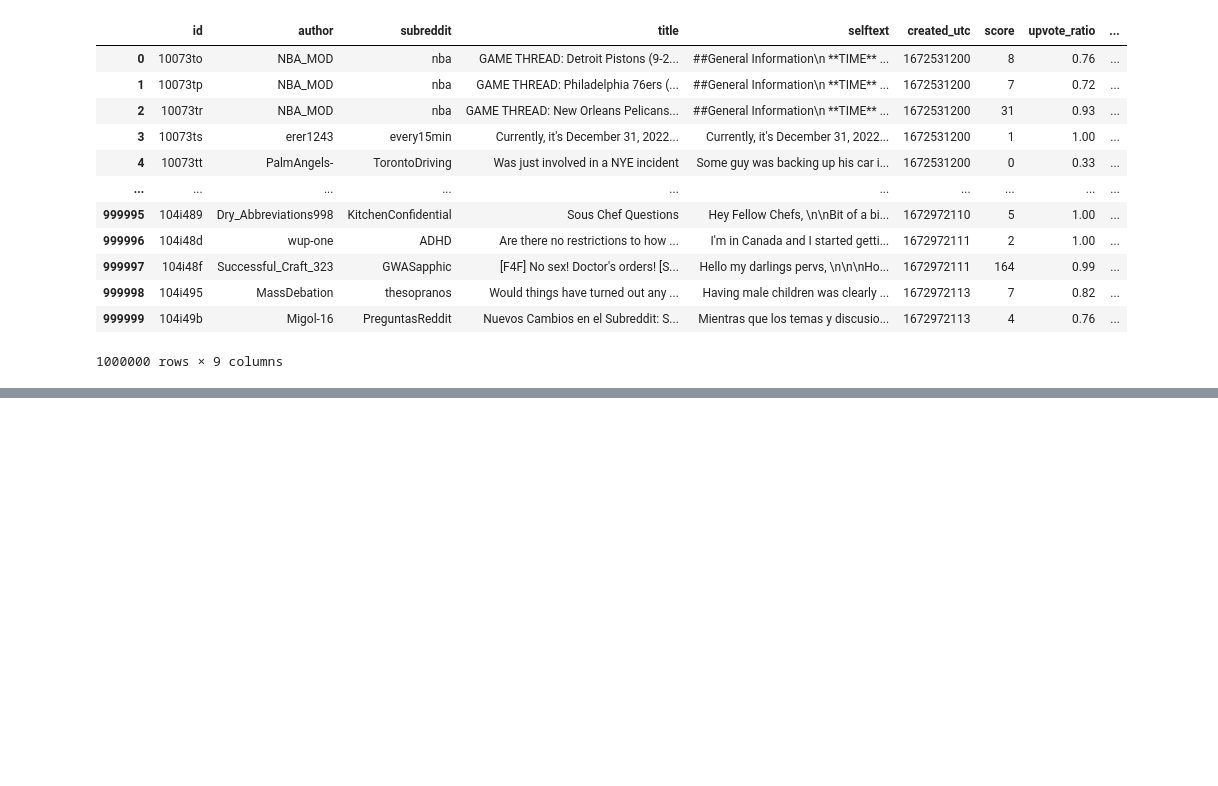
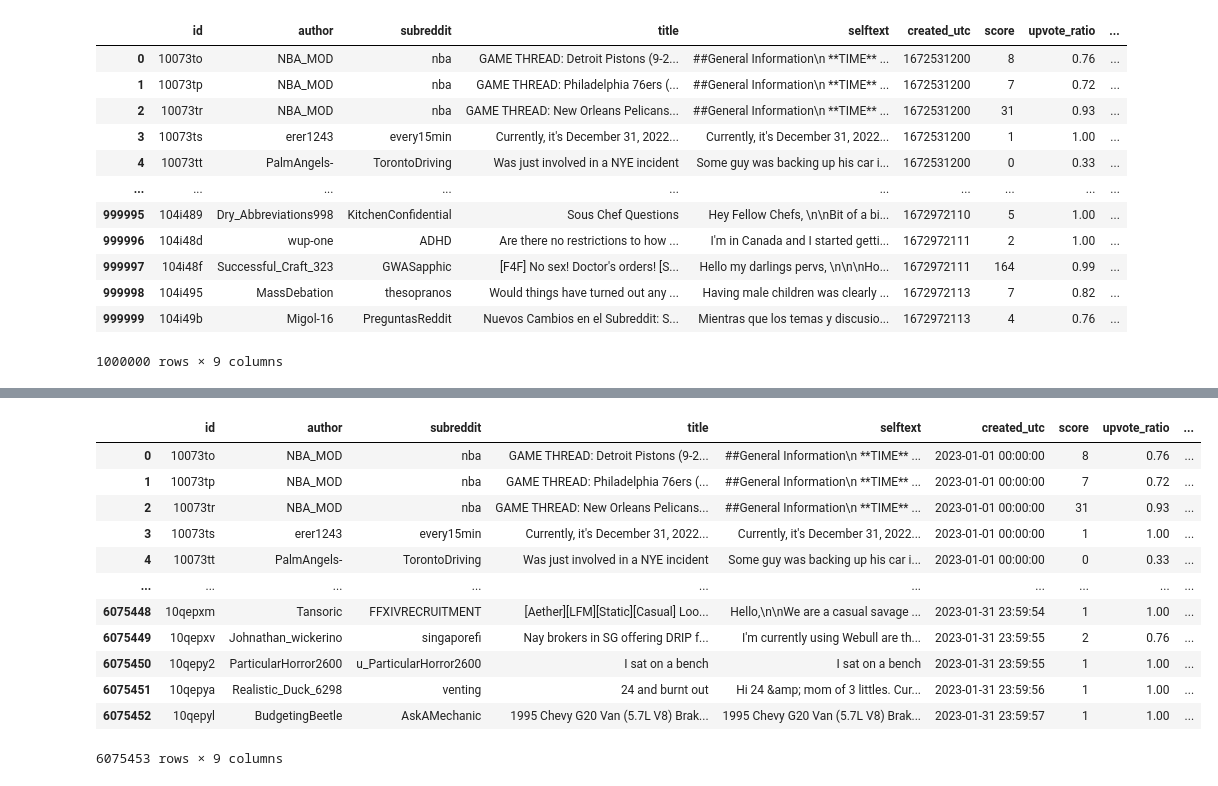
Before and after one commit to corbt/hn-stories-analysis, a Jupyter notebook: explore.ipynb, the cells around one changed output, grey strips where cells are left out. Saved outputs shown, nothing was run; the diff lists cells and outputs as text; code cells hidden in the pictures; blank space fills up the shorter version.

```diff
--- a/expore.ipynb
+++ b/explore.ipynb
@@ -209,0 +241,20 @@ pd.read_j
+# %%
+import pandas as pd
+
+df = pd.read_feather('/workspace/data/reddit/submissions/RS_2023-01.arrow')
+
+df
+# %% [output]
+|  | id | author | subreddit | title | selftext | created_utc | score | upvote_ratio | ... |
+| 0 | 10073to | NBA_MOD | nba | GAME THREAD: Detroit Pistons (9-2... | ##General Information\n **TIME** ... | 2023-01-01 00:00:00 | 8 | 0.76 | ... |
+| 1 | 10073tp | NBA_MOD | nba | GAME THREAD: Philadelphia 76ers (... | ##General Information\n **TIME** ... | 2023-01-01 00:00:00 | 7 | 0.72 | ... |
+| 2 | 10073tr | NBA_MOD | nba | GAME THREAD: New Orleans Pelicans... | ##General Information\n **TIME** ... | 2023-01-01 00:00:00 | 31 | 0.93 | ... |
+| 3 | 10073ts | erer1243 | every15min | Currently, it's December 31, 2022... | Currently, it's December 31, 2022... | 2023-01-01 00:00:00 | 1 | 1.00 | ... |
+| 4 | 10073tt | PalmAngels- | TorontoDriving | Was just involved in a NYE incident | Some guy was backing up his car i... | 2023-01-01 00:00:00 | 0 | 0.33 | ... |
+| ... | ... | ... | ... | ... | ... | ... | ... | ... | ... |
+| 6075448 | 10qepxm | Tansoric | FFXIVRECRUITMENT | [Aether][LFM][Static][Casual] Loo... | Hello,\n\nWe are a casual savage ... | 2023-01-31 23:59:54 | 1 | 1.00 | ... |
+| 6075449 | 10qepxv | Johnathan_wickerino | singaporefi | Nay brokers in SG offering DRIP f... | I'm currently using Webull are th... | 2023-01-31 23:59:55 | 2 | 0.76 | ... |
+| 6075450 | 10qepy2 | ParticularHorror2600 | u_ParticularHorror2600 | I sat on a bench | I sat on a bench | 2023-01-31 23:59:55 | 1 | 1.00 | ... |
+| 6075451 | 10qepya | Realistic_Duck_6298 | venting | 24 and burnt out | Hi 24 &amp; mom of 3 littles. Cur... | 2023-01-31 23:59:56 | 1 | 1.00 | ... |
+| 6075452 | 10qepyl | BudgetingBeetle | AskAMechanic | 1995 Chevy G20 Van (5.7L V8) Brak... | 1995 Chevy G20 Van (5.7L V8) Brak... | 2023-01-31 23:59:57 | 1 | 1.00 | ... |
+6075453 rows × 9 columns
```
Also changed, not shown: parts of 10 cells of this notebook, 5 other files.
